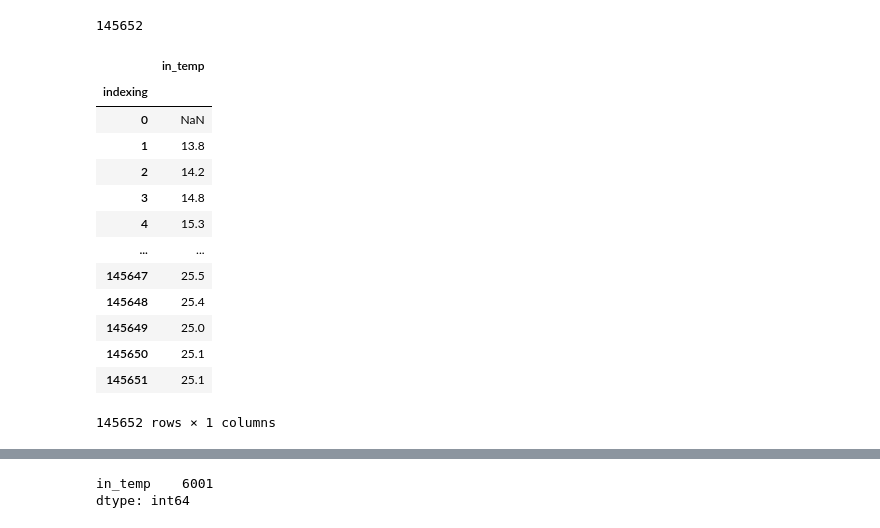
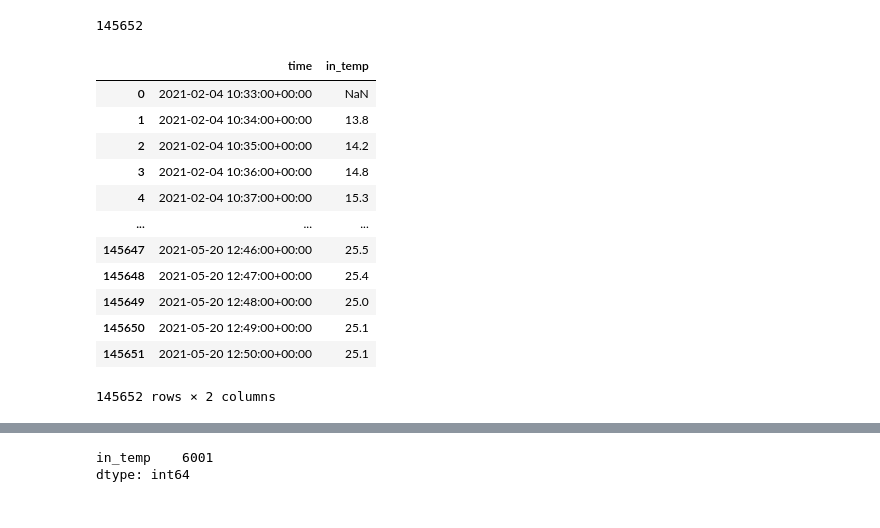
Before and after one commit to ClustProject/KETIPrePartialDataPreprocessing, a Jupyter notebook: test.ipynb, the cells around one changed output, grey strips where cells are left out. Cells and saved outputs as stored; diff of their text form; code cells hidden in the pictures.

```diff
--- a/test.ipynb
+++ b/test.ipynb
@@ -231,5 +233,3 @@ new_series
 | 2021-05-20 12:49:00+00:00 | 25.1 | 145650 |
 | 2021-05-20 12:50:00+00:00 | 25.1 | 145651 |
 145652 rows × 2 columns
-# %%
-new_series=new_series.set_index('indexing')
@@ -257,19 +275,18 @@ len(temp_new)
 # %% [output]
 145652
 # %%
-new_series
+new_series.reset_index()
 # %% [output]
-|  | in_temp |
-| indexing |  |
-| 0 | NaN |
-| 1 | 13.8 |
-| 2 | 14.2 |
-| 3 | 14.8 |
-| 4 | 15.3 |
-| ... | ... |
-| 145647 | 25.5 |
-| 145648 | 25.4 |
-| 145649 | 25.0 |
-| 145650 | 25.1 |
-| 145651 | 25.1 |
+|  | time | in_temp |
+| 0 | 2021-02-04 10:33:00+00:00 | NaN |
+| 1 | 2021-02-04 10:34:00+00:00 | 13.8 |
+| 2 | 2021-02-04 10:35:00+00:00 | 14.2 |
+| 3 | 2021-02-04 10:36:00+00:00 | 14.8 |
+| 4 | 2021-02-04 10:37:00+00:00 | 15.3 |
+| ... | ... | ... |
+| 145647 | 2021-05-20 12:46:00+00:00 | 25.5 |
+| 145648 | 2021-05-20 12:47:00+00:00 | 25.4 |
+| 145649 | 2021-05-20 12:48:00+00:00 | 25.0 |
+| 145650 | 2021-05-20 12:49:00+00:00 | 25.1 |
+| 145651 | 2021-05-20 12:50:00+00:00 | 25.1 |
-145652 rows × 1 columns
+145652 rows × 2 columns
```
Also changed, not shown: parts of 5 cells of this notebook, 3 other files.
